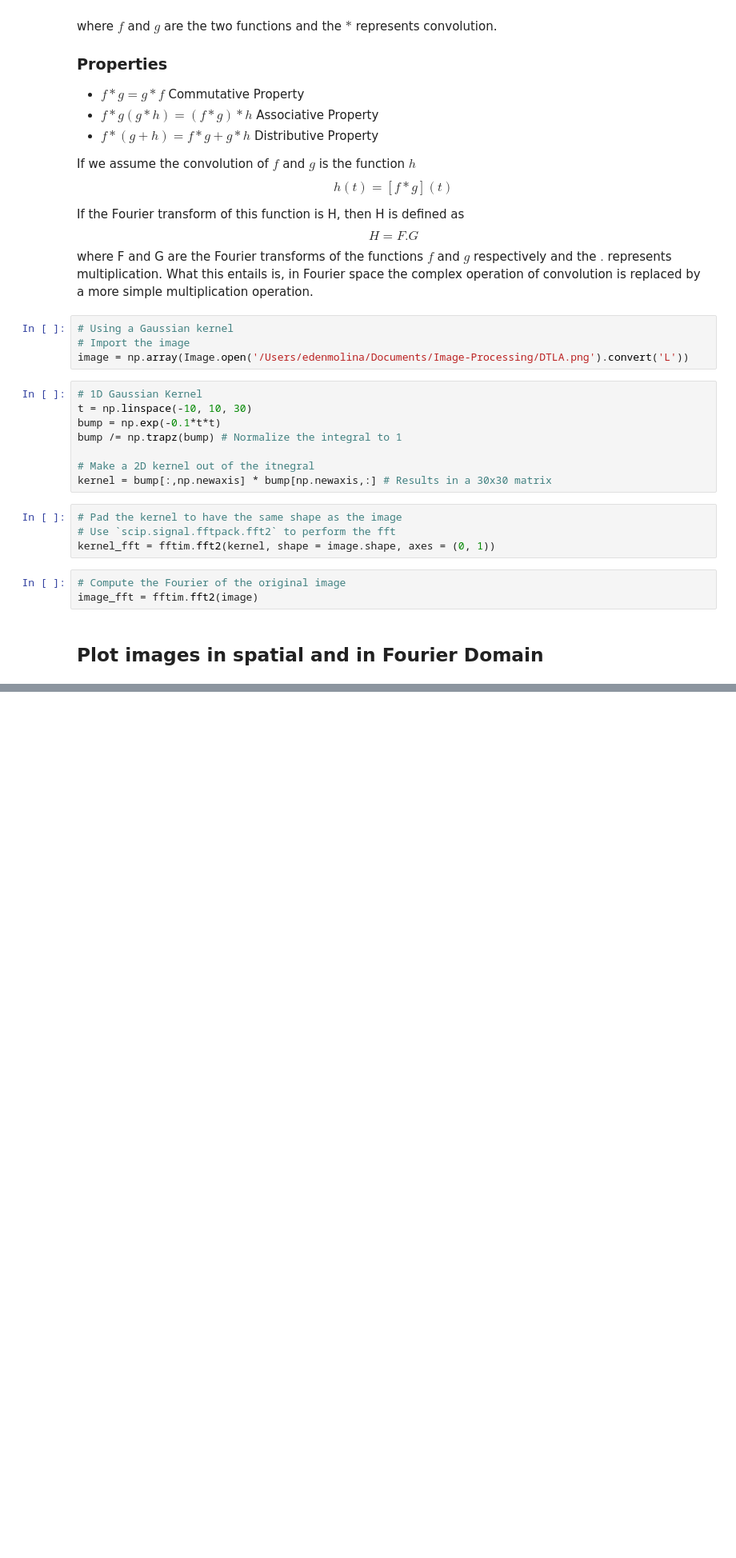
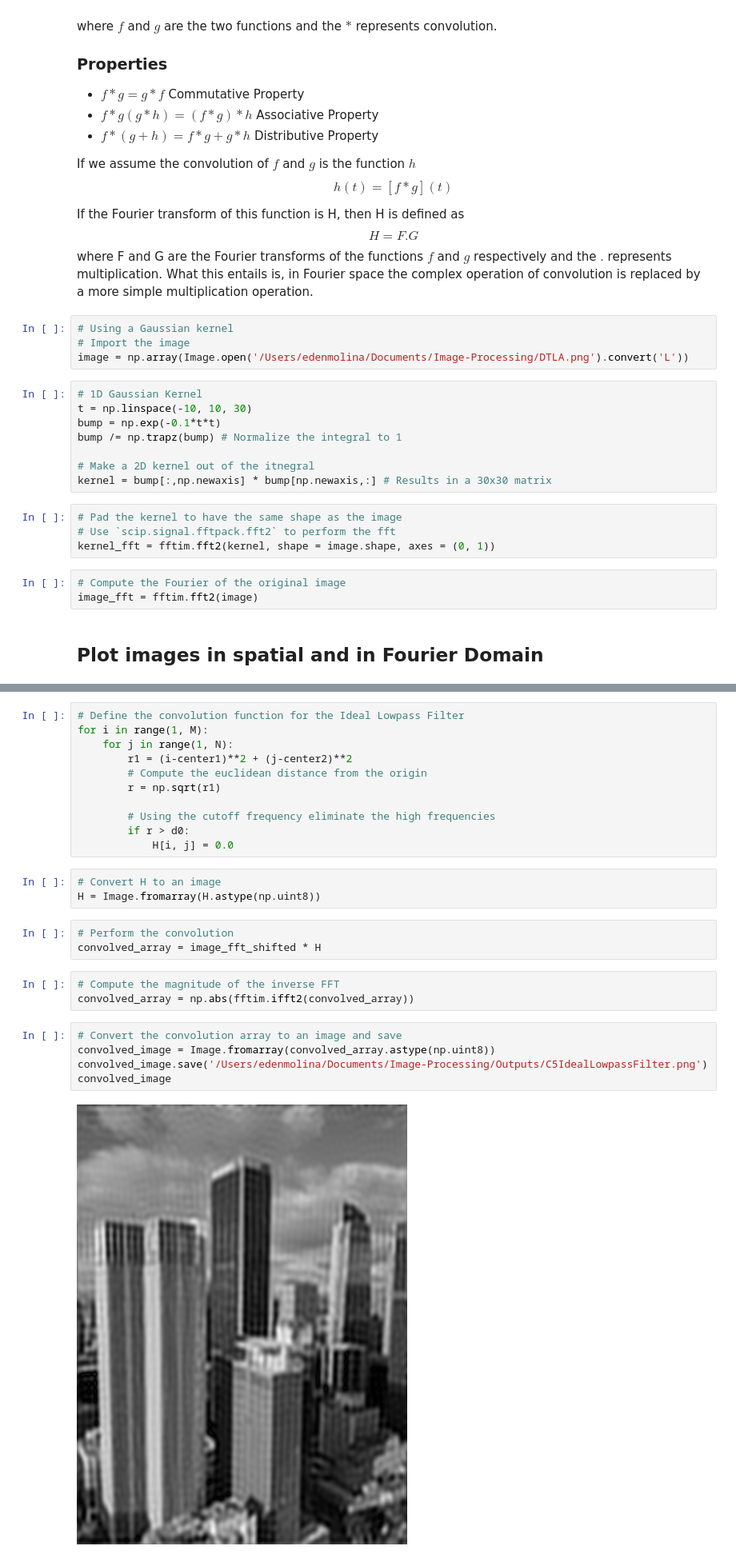
Before and after one commit to ednmolina/Image-Processing, a Jupyter notebook: Image Processing.ipynb, the cells around one changed output, grey strips where cells are left out. Shown at 80% size. Drawn from its saved outputs; the diff is of its cells as text; blank space fills up the shorter version.

```diff
--- a/Image Processing.ipynb
+++ b/Image Processing.ipynb
@@ -912,0 +981,27 @@ plt.show()
+# %%
+# Define the convolution function for the Ideal Lowpass Filter
+for i in range(1, M):
+    for j in range(1, N):
+        r1 = (i-center1)**2 + (j-center2)**2
+        # Compute the euclidean distance from the origin
+        r = np.sqrt(r1)
+
+        # Using the cutoff frequency eliminate the high frequencies
+        if r > d0:
+            H[i, j] = 0.0
+# %%
+# Convert H to an image
+H = Image.fromarray(H.astype(np.uint8))
+# %%
+# Perform the convolution
+convolved_array = image_fft_shifted * H
+# %%
+# Compute the magnitude of the inverse FFT
+convolved_array = np.abs(fftim.ifft2(convolved_array))
+# %%
+# Convert the convolution array to an image and save
+convolved_image = Image.fromarray(convolved_array.astype(np.uint8))
+convolved_image.save('/Users/edenmolina/Documents/Image-Processing/Outputs/C5IdealLowpassFilter.png')
+convolved_image
+# %% [output]
+[figure, added]
```
Also changed, not shown: parts of 9 cells of this notebook, 2 other files.
